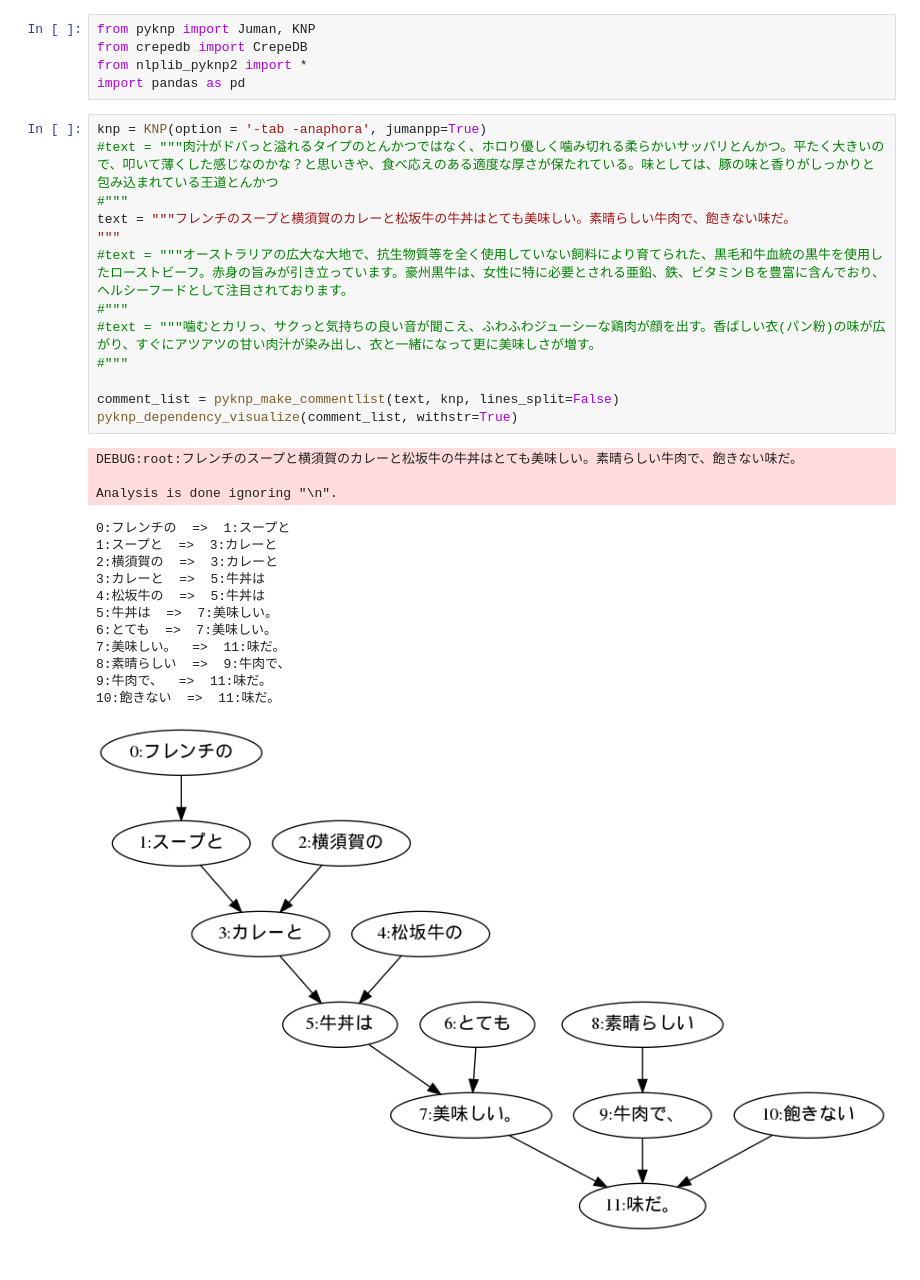
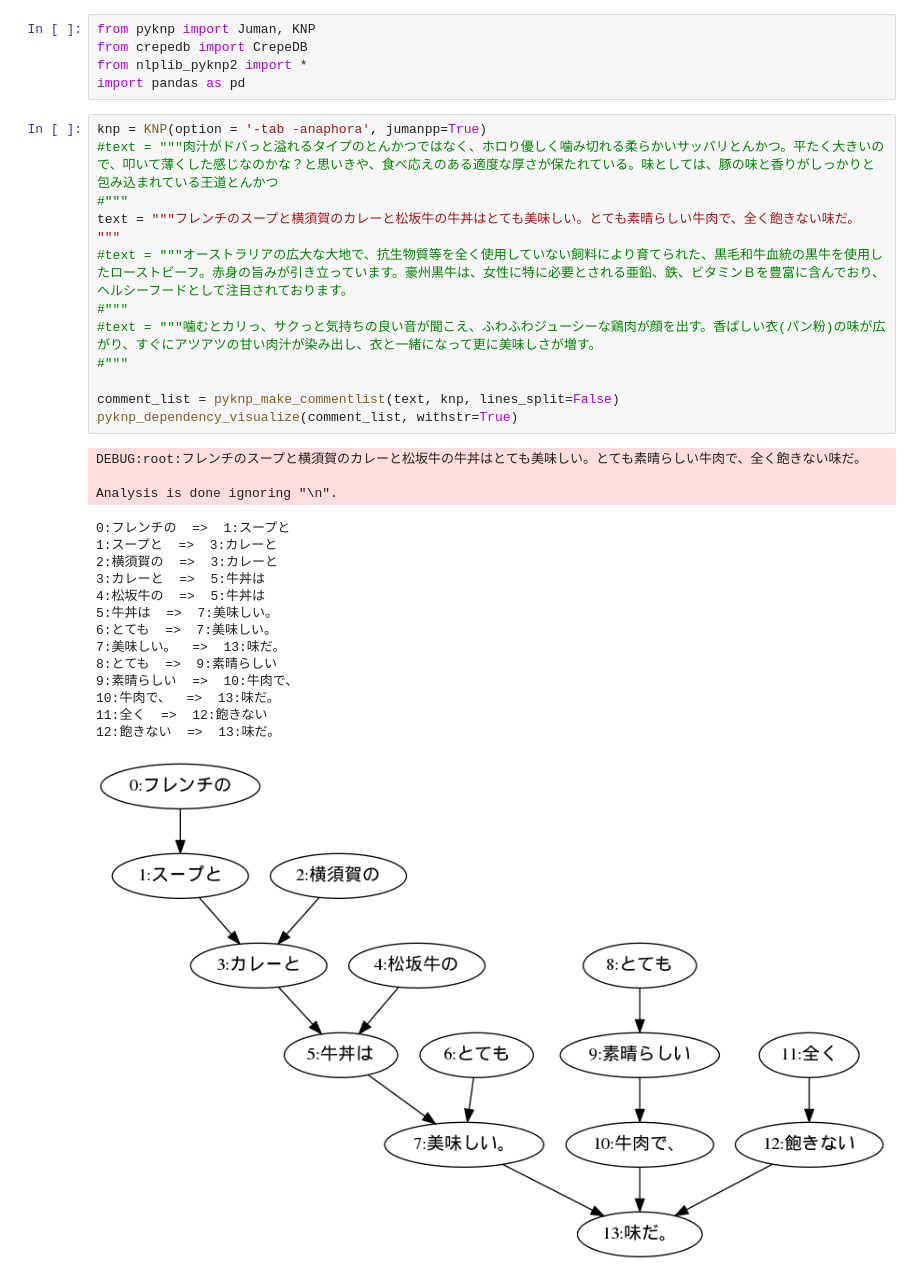
Before and after one commit to BDA2019TeamA/NLPLibrary, a Jupyter notebook: knpws.ipynb, the cells around one changed output. Saved outputs shown, nothing was run; the diff lists cells and outputs as text.

```diff
--- a/knpws.ipynb
+++ b/knpws.ipynb
@@ -6,32 +6,34 @@ import pandas as pd
 # %%
 knp = KNP(option = '-tab -anaphora', jumanpp=True)
 #text = """肉汁がドバっと溢れるタイプのとんかつではなく、ホロり優しく噛み切れる柔らかいサッパリとんかつ。平たく大きいので、叩いて薄くした感じなのかな？と思いきや、食べ応えのある適度な厚さが保たれている。味としては、豚の味と香りがしっかりと包み込まれている王道とんかつ
 #"""
-text = """フレンチのスープと横須賀のカレーと松坂牛の牛丼はとても美味しい。素晴らしい牛肉で、飽きない味だ。
+text = """フレンチのスープと横須賀のカレーと松坂牛の牛丼はとても美味しい。とても素晴らしい牛肉で、全く飽きない味だ。
 """
 #text = """オーストラリアの広大な大地で、抗生物質等を全く使用していない飼料により育てられた、黒毛和牛血統の黒牛を使用したローストビーフ。赤身の旨みが引き立っています。豪州黒牛は、女性に特に必要とされる亜鉛、鉄、ビタミンＢを豊富に含んでおり、ヘルシーフードとして注目されております。
 #"""
 #text = """噛むとカリっ、サクっと気持ちの良い音が聞こえ、ふわふわジューシーな鶏肉が顔を出す。香ばしい衣(パン粉)の味が広がり、すぐにアツアツの甘い肉汁が染み出し、衣と一緒になって更に美味しさが増す。
 #"""
 
 comment_list = pyknp_make_commentlist(text, knp, lines_split=False)
 pyknp_dependency_visualize(comment_list, withstr=True)
 # %% [output]
-DEBUG:root:フレンチのスープと横須賀のカレーと松坂牛の牛丼はとても美味しい。素晴らしい牛肉で、飽きない味だ。
+DEBUG:root:フレンチのスープと横須賀のカレーと松坂牛の牛丼はとても美味しい。とても素晴らしい牛肉で、全く飽きない味だ。
 
 Analysis is done ignoring "\n".
 0:フレンチの  =>  1:スープと
 1:スープと  =>  3:カレーと
 2:横須賀の  =>  3:カレーと
 3:カレーと  =>  5:牛丼は
 4:松坂牛の  =>  5:牛丼は
 5:牛丼は  =>  7:美味しい。
 6:とても  =>  7:美味しい。
-7:美味しい。  =>  11:味だ。
-8:素晴らしい  =>  9:牛肉で、
-9:牛肉で、  =>  11:味だ。
-10:飽きない  =>  11:味だ。
+7:美味しい。  =>  13:味だ。
+8:とても  =>  9:素晴らしい
+9:素晴らしい  =>  10:牛肉で、
+10:牛肉で、  =>  13:味だ。
+11:全く  =>  12:飽きない
+12:飽きない  =>  13:味だ。
-[figure, old version]
+[figure, new version]
 # %%
 pyknp_morph2df(comment_list, output=True)
 # %% [output]
```
Also changed, not shown: parts of 6 cells of this notebook, 1 other file.
